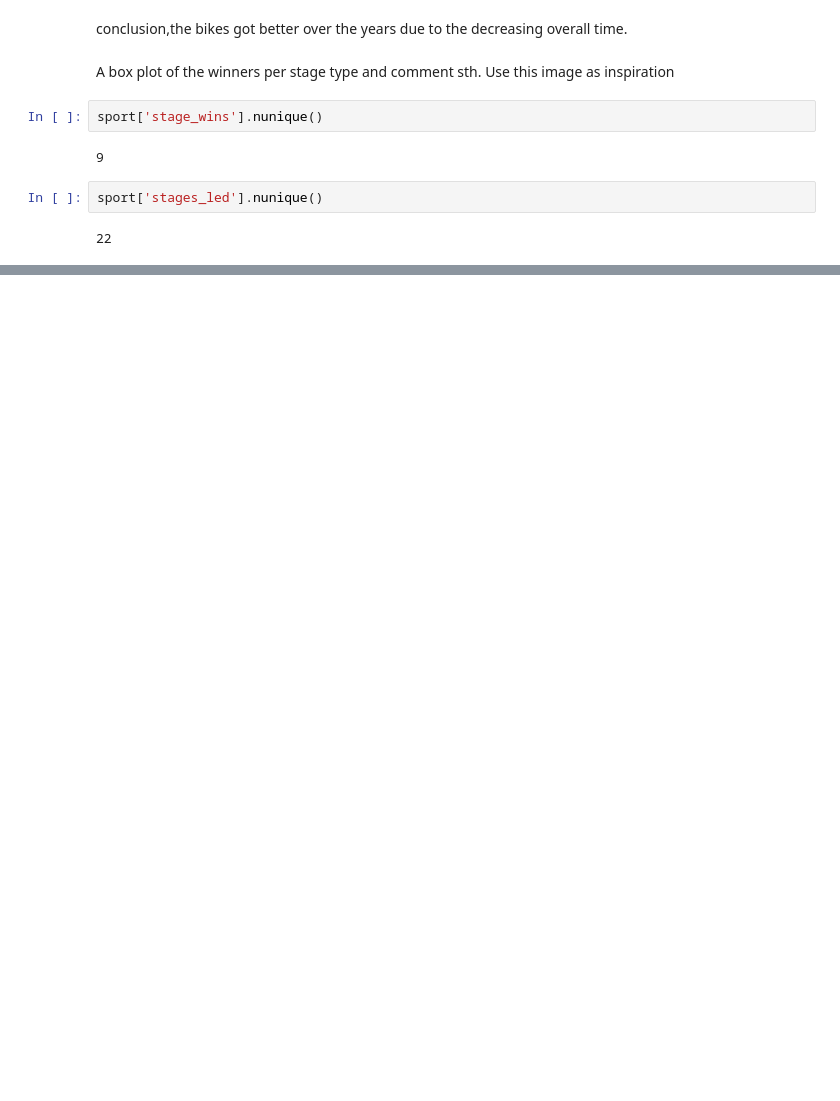
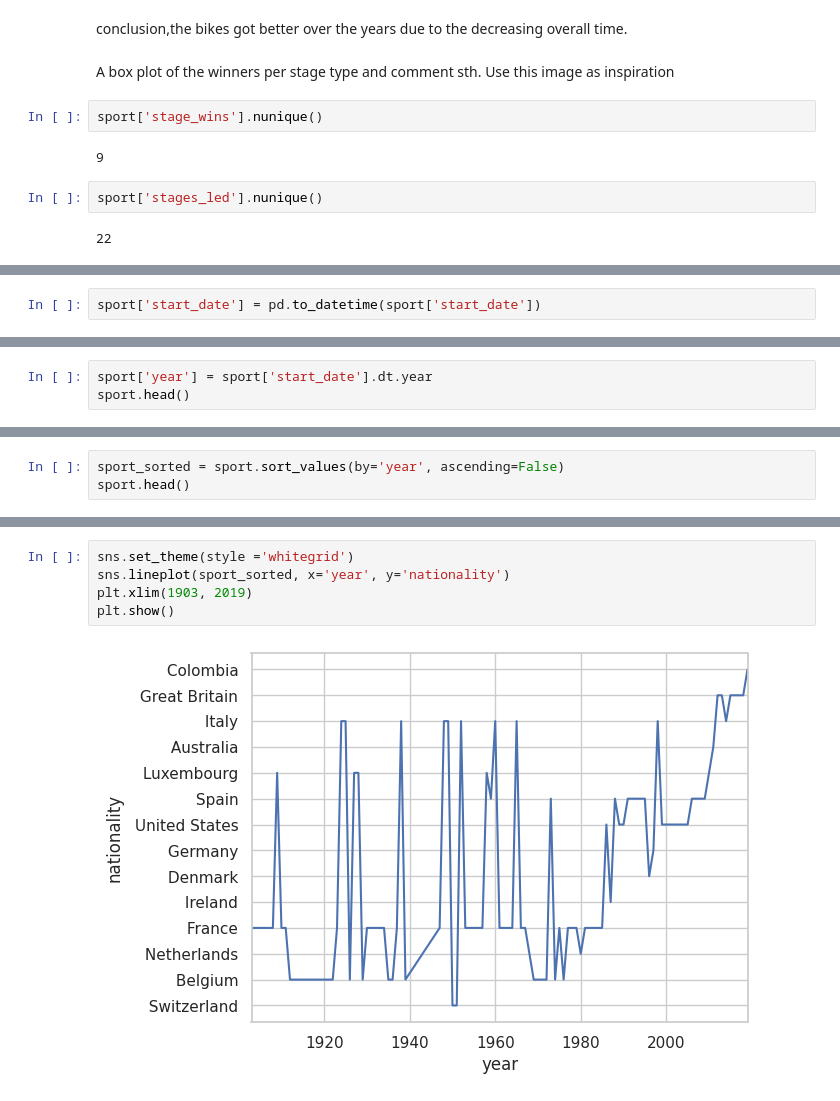
Before and after one commit to ericmuga253/Python-Data-, a Jupyter notebook: Untitled0.ipynb, the cells around one changed output, grey strips where cells are left out. Cells and saved outputs as stored; diff of their text form; blank space fills up the shorter version.

```diff
--- a/Untitled0.ipynb
+++ b/Untitled0.ipynb
@@ -135,0 +190,2 @@ sns.scatterplot(data=sport, x="stage_wins", y="stages_led")
+# %%
+sport['start_date'] = pd.to_datetime(sport['start_date'])
@@ -135,0 +215,3 @@ sns.scatterplot(data=sport, x="stage_wins", y="stages_led")
+# %%
+sport['year'] = sport['start_date'].dt.year
+sport.head()
@@ -135,0 +225,3 @@ sns.scatterplot(data=sport, x="stage_wins", y="stages_led")
+# %%
+sport_sorted = sport.sort_values(by='year', ascending=False)
+sport.head()
@@ -135,0 +235,7 @@ sns.scatterplot(data=sport, x="stage_wins", y="stages_led")
+# %%
+sns.set_theme(style ='whitegrid')
+sns.lineplot(sport_sorted, x='year', y='nationality')
+plt.xlim(1903, 2019)
+plt.show()
+# %% [output]
+[figure, added]
```
Also changed, not shown: parts of 8 cells of this notebook.
